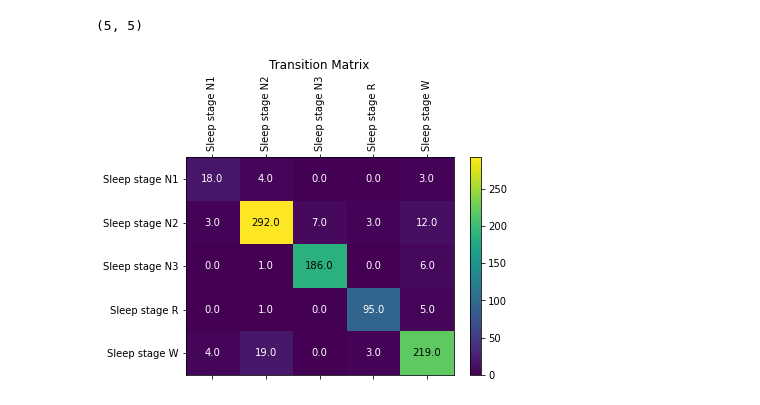
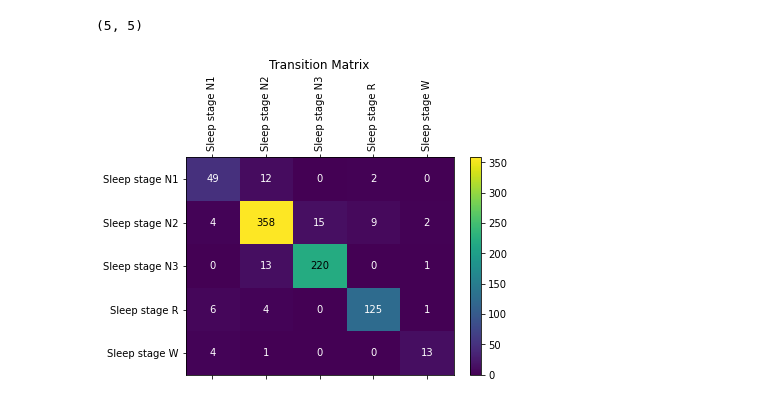
Before and after one commit to Jorgvt/SSD_IA3, a Jupyter notebook: Notebooks/Prueba_Visualizaciones.ipynb, the cells around one changed output. Cells and saved outputs as stored; diff of their text form; code cells hidden in the pictures.

```diff
--- a/Notebooks/Prueba_Visualizaciones.ipynb
+++ b/Notebooks/Prueba_Visualizaciones.ipynb
@@ -24,7 +24,7 @@ device
 # %% [output]
 device(type='cuda', index=1)
 # %%
-path = "../Data/PSG1.edf"
+path = "../Data/PSG2.edf"
 test = EDFData_PTH(path, channels=channels, std=False)
 testloader = torch.utils.data.DataLoader(test, batch_size = BATCH_SIZE, drop_last=True)
 # %% [markdown]
@@ -185,10 +191,10 @@ def plot_heatmaps_raw(data, threshold = None, precision = 1, cmap='magma'):
 # %%
 plt.figure()
 plt.title("Transition Matrix")
-plot_heatmaps_raw(transitions_matrix, cmap='viridis')
+plot_heatmaps_raw(transitions_matrix, cmap='viridis', precision=0)
 plt.xticks(range(len(test.id_to_class_dict)), list(test.id_to_class_dict.values()), rotation=90)
 plt.yticks(range(len(test.id_to_class_dict)), list(test.id_to_class_dict.values()), rotation=0)
 plt.colorbar()
 plt.show()
 # %% [output]
-[figure, old version]
+[figure, new version]
```
Also changed, not shown: parts of 6 cells of this notebook, 1 other file.
